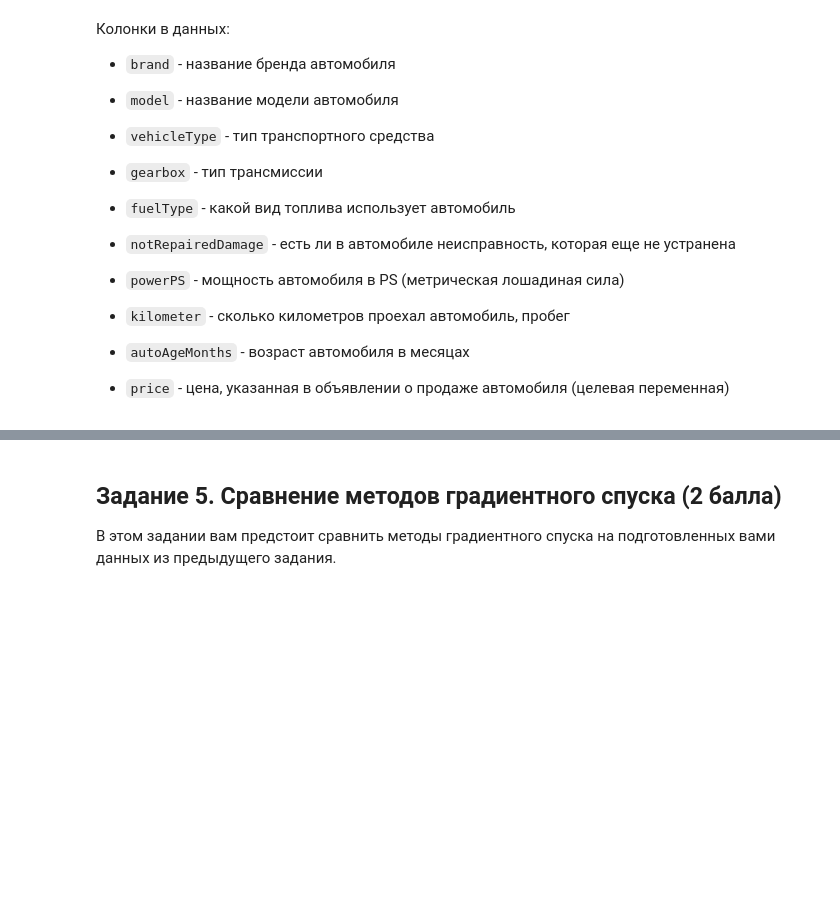
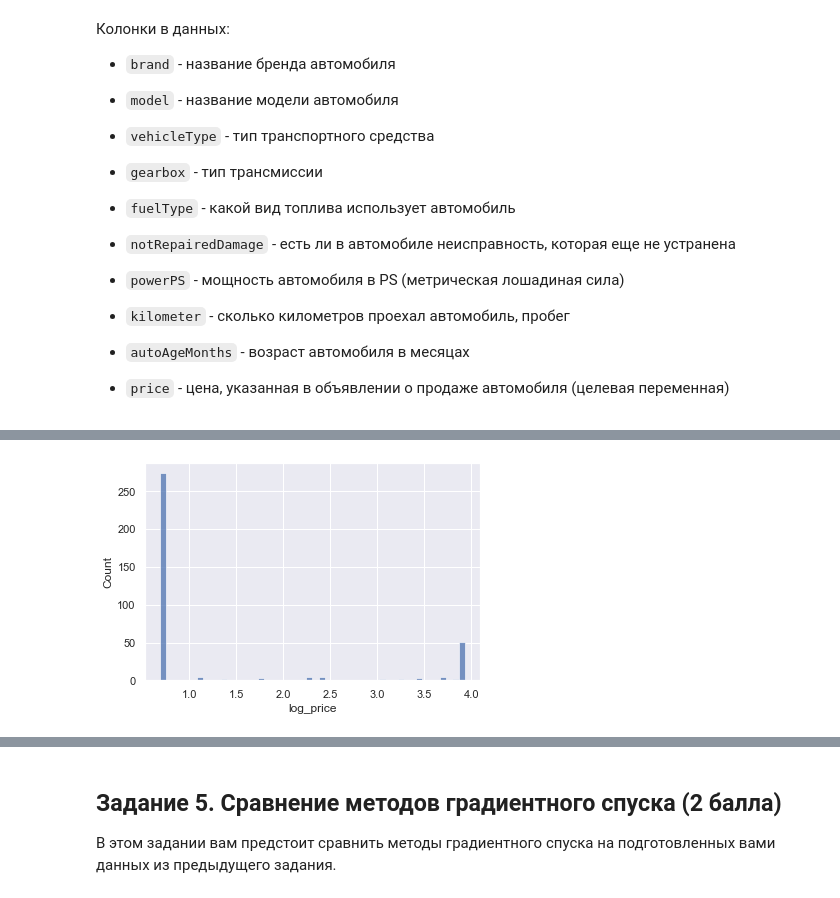
Before and after one commit to AndreyCh20/ml-course-hse-homeworks, a Jupyter notebook: 3/homework-practice-03-gd.ipynb, the cells around one changed output, grey strips where cells are left out. Saved outputs shown, nothing was run; the diff lists cells and outputs as text; code cells hidden in the pictures; blank space fills up the shorter version.

```diff
--- a/3/homework-practice-03-gd.ipynb
+++ b/3/homework-practice-03-gd.ipynb
@@ -367,0 +381,9 @@ other = ['','','','','','','']
+# %%
+# распределение логарифма таргета ближе к нормальному,
+# поэтому будем использовать его при обучении модели
+data.drop(columns='price', inplace=True)
+# %%
+# посмотрим распределение таргета для достаточно малых значений (возможно, это выбросы)
+sns.histplot(data[(data['log_price'] < 4)]['log_price'], bins=50);
+# %% [output]
+[figure, added]
```
Also changed, not shown: parts of 21 cells of this notebook.
